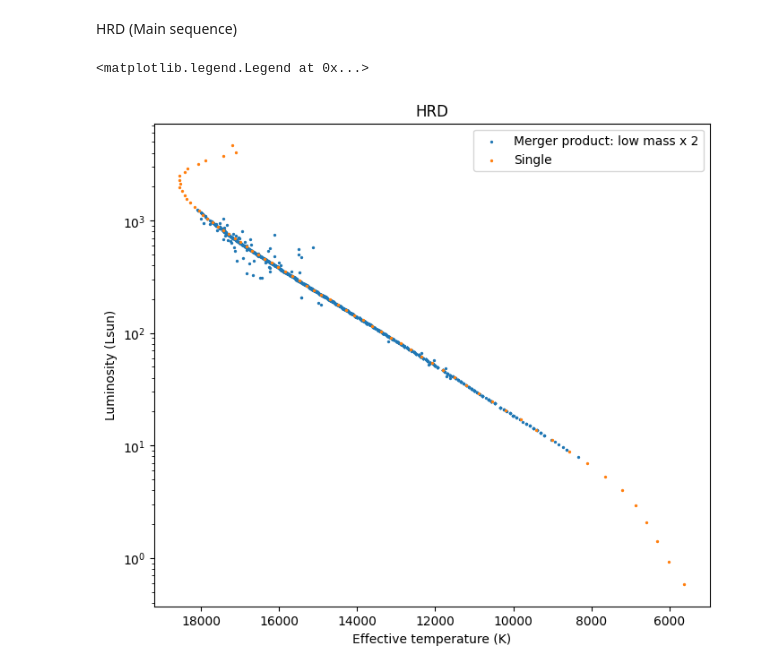
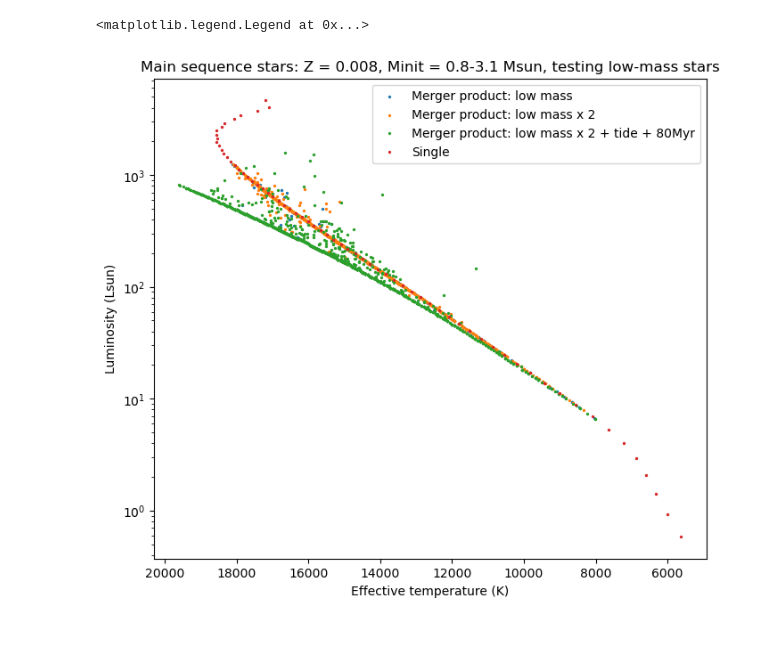
Before and after one commit to mkim0029/COMPAS, a Jupyter notebook: src/Corrected_plotting/read.ipynb, the cells around one changed output. Drawn from its saved outputs; the diff is of its cells as text; code cells hidden in the pictures; blank space fills up the shorter version.

```diff
--- a/src/Corrected_plotting/read.ipynb
+++ b/src/Corrected_plotting/read.ipynb
@@ -95,31 +96,42 @@ binary_merger_l2_t = restrict(restrict(binary_l2_t, 'type1', 1, 1), 'type2', 15,
 
 binary_l2_t_80 = load_data('COMPAS_Output_low2_tide_80.h5', 'BSE')
 binary_merger_l2_t_80 = restrict(restrict(binary_l2_t_80, 'type1', 1, 1), 'type2', 15, 15) #merger products only
-# %% [markdown]
-HRD (Main sequence)
+# %%
+plt.figure(figsize=(8,7))
+plt.scatter(binary_merger_l.Teff1, binary_merger_l.L1, label = 'Merger product: low mass', s = 2)
+plt.scatter(binary_merger_l2.Teff1, binary_merger_l2.L1, label = 'Merger product: low mass x 2', s = 2)
+plt.scatter(binary_merger_l2_t_80.Teff1, binary_merger_l2_t_80.L1, label = 'Merger product: low mass x 2 + tide + 80Myr', s = 2)
+#plt.scatter(binary_merger_l2_t.Teff1, binary_merger_l2_t.L1, label = 'Merger product: low mass x 2 + tide', s = 2)
+plt.scatter(single_MS.Teff, single_MS.L, label = 'Single', s = 2)
+plt.gca().invert_xaxis()
+plt.title('Main sequence stars: Z = 0.008, Minit = 0.8-3.1 Msun, testing low-mass stars')
+plt.xlabel('Effective temperature (K)')
+plt.ylabel('Luminosity (Lsun)')
+plt.yscale('log')
+plt.legend()
+# %% [output]
+<matplotlib.legend.Legend at 0x...>
+[figure, added]
 # %%
-plt.figure(figsize=(8,7))
-#plt.scatter(binary_MS.Teff1, binary_MS.L1, label = 'Primary', s = 2)
-#plt.scatter(binary_MS.Teff2, binary_MS.L2, label = 'Secondary', s = 2)
-#plt.scatter(binary_merger.Teff1, binary_merger.L1, label = 'Merger product: max_a = 2', s = 2)
-#plt.scatter(binary_merger1.Teff1, binary_merger1.L1, label = 'Merger product: max_a = default', s = 2)
-#plt.scatter(binary_merger3.Teff1, binary_merger3.L1, label = 'Merger product: max_a = 0.08', s = 2)
-#plt.scatter(binary_merger_t.Teff1, binary_merger_t.L1, label = 'Merger product: PERFECT tide', s = 2)
-#plt.scatter(binary_merger_tK.Teff1, binary_merger_tK.L1, label = 'Merger product: KAPIL2024 tide', s = 2)
-#plt.scatter(binary_merger_VLT.Teff1, binary_merger_VLT.L1, label = 'Merger product: KAPIL2024 tide + VLT', s = 2)
-#plt.scatter(binary_merger_l.Teff1, binary_merger_l.L1, label = 'Merger product: low mass', s = 2)
-plt.scatter(binary_merger_l2.Teff1, binary_merger_l2.L1, label = 'Merger product: low mass x 2', s = 2)
-#plt.scatter(binary_merger_l2_t_80.Teff1, binary_merger_l2_t_80.L1, label = 'Merger product: low mass x 2 + tide + 80Myr', s = 2)
-#plt.scatter(binary_merger_l2_t.Teff1, binary_merger_l2_t.L1, label = 'Merger product: low mass x 2 + tide', s = 2)
-plt.scatter(single_MS.Teff, single_MS.L, label = 'Single', s = 2)
-#plt.xlim((6000, 18000))
-plt.gca().invert_xaxis()
-plt.title('HRD')
-plt.xlabel('Effective temperature (K)')
-plt.ylabel('Luminosity (Lsun)')
-plt.yscale('log')
-plt.legend()
-#plt.ylim((np.min(single_MS.L), 1e2))
+# plt.figure(figsize=(8,7))
+# #plt.scatter(binary_MS.Teff1, binary_MS.L1, label = 'Primary', s = 2)
+# #plt.scatter(binary_MS.Teff2, binary_MS.L2, label = 'Secondary', s = 2)
+# #plt.scatter(binary_merger.Teff1, binary_merger.L1, label = 'Merger product: max_a = 2', s = 2)
+# #plt.scatter(binary_merger1.Teff1, binary_merger1.L1, label = 'Merger product: max_a = default', s = 2)
+# #plt.scatter(binary_merger3.Teff1, binary_merger3.L1, label = 'Merger product: max_a = 0.08', s = 2)
+# #plt.scatter(binary_merger_t.Teff1, binary_merger_t.L1, label = 'Merger product: PERFECT tide', s = 2)
+# #plt.scatter(binary_merger_tK.Teff1, binary_merger_tK.L1, label = 'Merger product: KAPIL2024 tide', s = 2)
+# #plt.scatter(binary_merger_VLT.Teff1, binary_merger_VLT.L1, label = 'Merger product: KAPIL2024 tide + VLT', s = 2)
+# #plt.scatter(binary_merger_l.Teff1, binary_merger_l.L1, label = 'Merger product: low mass', s = 2)
+# plt.scatter(binary_merger_l2.Teff1, binary_merger_l2.L1, label = 'Merger product: low mass x 2', s = 2)
+# #plt.scatter(binary_merger_l2_t_80.Teff1, binary_merger_l2_t_80.L1, label = 'Merger product: low mass x 2 + tide + 80Myr', s = 2)
+# #plt.scatter(binary_merger_l2_t.Teff1, binary_merger_l2_t.L1, label = 'Merger product: low mass x 2 + tide', s = 2)
+# plt.scatter(single_MS.Teff, single_MS.L, label = 'Single', s = 2)
+# #plt.xlim((6000, 18000))
+# plt.gca().invert_xaxis()
+# plt.title('HRD')
+# plt.xlabel('Effective temperature (K)')
+# plt.ylabel('Luminosity (Lsun)')
+# plt.yscale('log')
+# plt.legend()
+# #plt.ylim((np.min(single_MS.L), 1e2))
-# %% [output]
-<matplotlib.legend.Legend at 0x...>
-[figure, removed]
```
Also changed, not shown: parts of 13 cells of this notebook.
